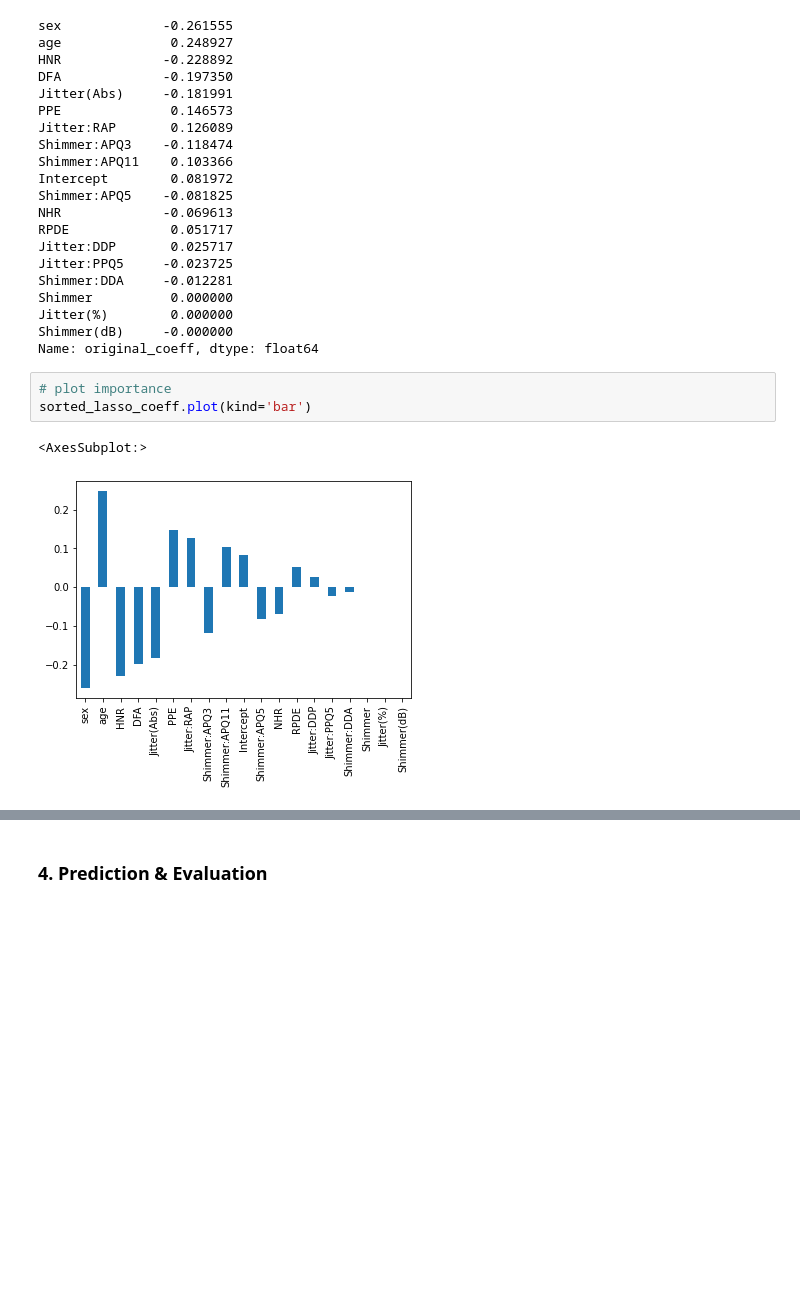
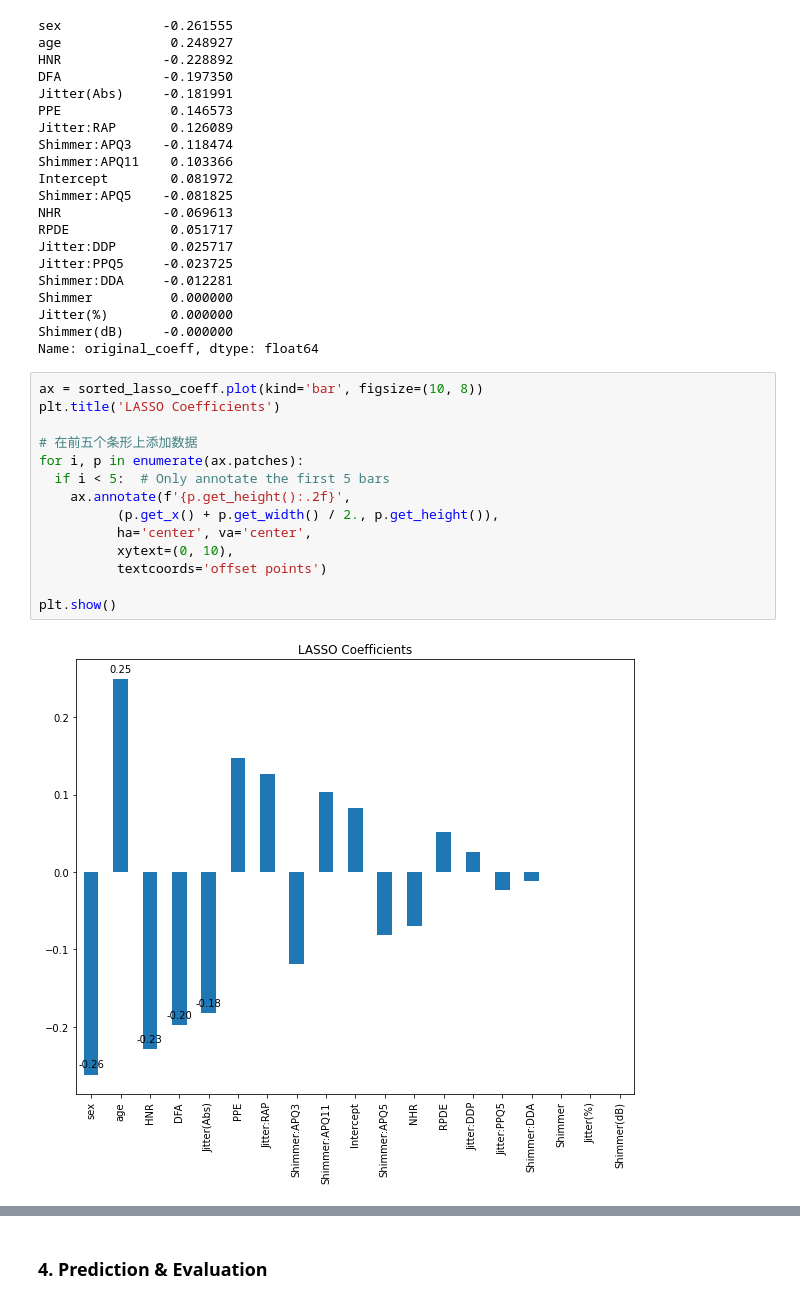
Before and after one commit to YiningMa0822/Advanced_Data_Analysis_5291, a Jupyter notebook: LASSO.ipynb, the cells around one changed output, grey strips where cells are left out. Saved outputs shown, nothing was run; the diff lists cells and outputs as text; blank space fills up the shorter version.

```diff
--- a/LASSO.ipynb
+++ b/LASSO.ipynb
@@ -116,9 +177,19 @@ Shimmer          0.000000
 Jitter(%)        0.000000
 Shimmer(dB)     -0.000000
 Name: original_coeff, dtype: float64
-# %%
-# plot importance
-sorted_lasso_coeff.plot(kind='bar')
-# %% [output]
-<AxesSubplot:>
-[figure, removed]
+# %%
+ax = sorted_lasso_coeff.plot(kind='bar', figsize=(10, 8))
+plt.title('LASSO Coefficients')
+
+# 在前五个条形上添加数据
+for i, p in enumerate(ax.patches):
+  if i < 5:  # Only annotate the first 5 bars
+    ax.annotate(f'{p.get_height():.2f}',
+          (p.get_x() + p.get_width() / 2., p.get_height()),
+          ha='center', va='center',
+          xytext=(0, 10),
+          textcoords='offset points')
+
+plt.show()
+# %% [output]
+[figure, added]
```
Also changed, not shown: parts of 8 cells of this notebook, 8 other files.
